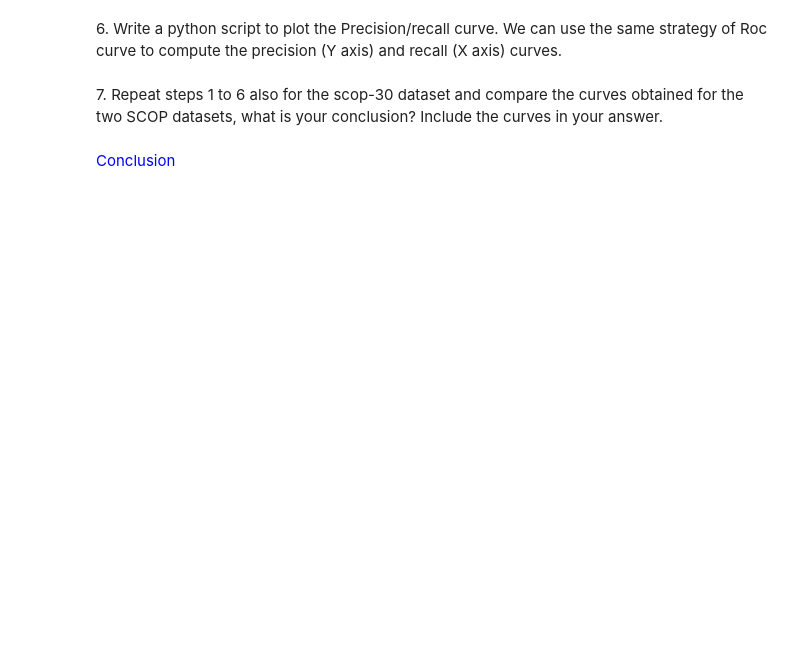
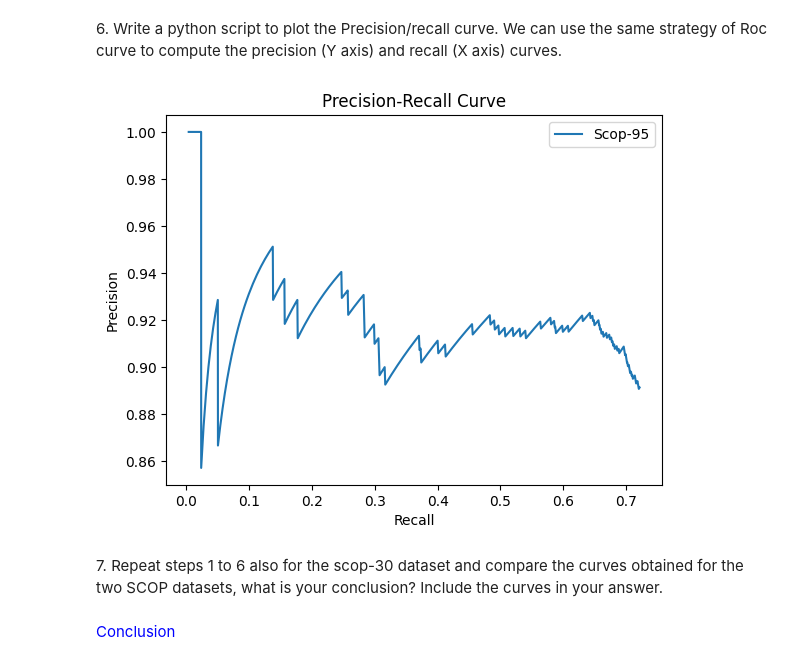
Before and after one commit to EliiseNicolas/M1_S2_BIM, a Jupyter notebook: SBAS/tme08/SBAS_TME_08_ANTON_NICOLAS.ipynb, the cells around one changed output. Cells and saved outputs as stored; diff of their text form; code cells hidden in the pictures; blank space fills up the shorter version.

```diff
--- a/SBAS/tme08/SBAS_TME_08_ANTON_NICOLAS.ipynb
+++ b/SBAS/tme08/SBAS_TME_08_ANTON_NICOLAS.ipynb
@@ -242,3 +284,38 @@ plotPR(rep, "Scop-95", 789)
+# %%
+def plotPR(rep, nom, total):
+    sorted_results = sorted(rep, key=lambda x: x[4])
+
+    TP = 0
+    FP = 0
+    FN = total - len(rep)
+
+    precisions = []
+    recalls = []
+
+    for res in sorted_results :
+        if res[1] == res[3]:
+            TP += 1
+        else:
+            FP += 1
+            FN -= 1
+
+        precision = TP / (TP + FP)
+        recall = TP / (TP + FN)
+
+        precisions.append(precision)
+        recalls.append(recall)
+
+    plt.figure()
+    plt.plot(recalls, precisions, label=nom)
+    plt.xlabel('Recall')
+    plt.ylabel('Precision')
+    plt.title('Precision-Recall Curve')
+    plt.legend()
+    plt.show()
+
+plotPR(rep, "Scop-95", 789)
+# %% [output]
+[figure, added]
 # %% [markdown]
 7\. Repeat steps 1 to 6 also for the scop-30 dataset and compare the curves obtained for the two SCOP datasets, what is your conclusion? Include the curves in your answer.
 # %%
```
Also changed, not shown: parts of 7 cells of this notebook, 1 other file.
